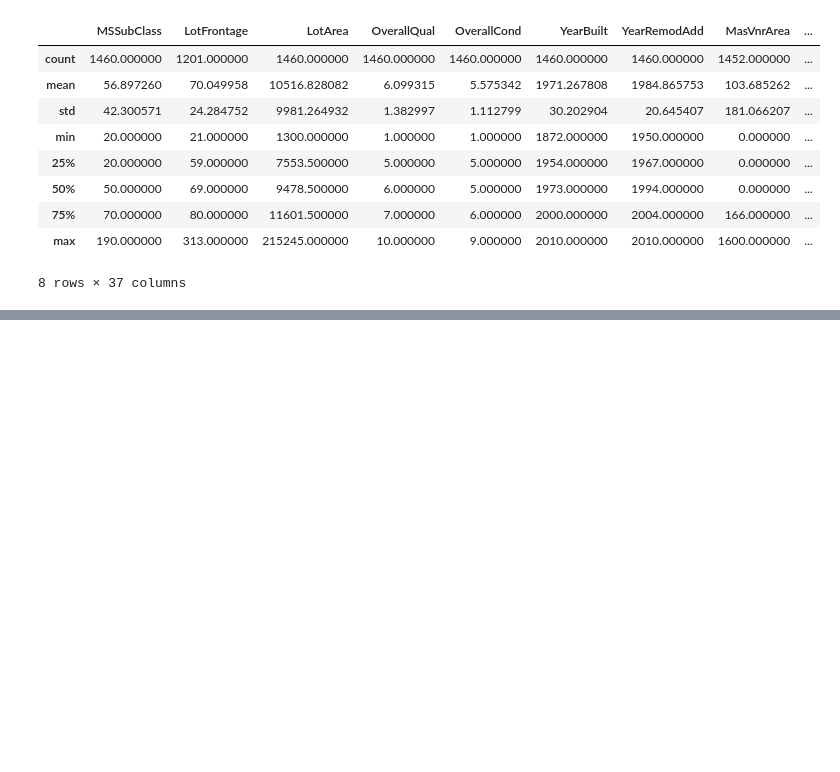
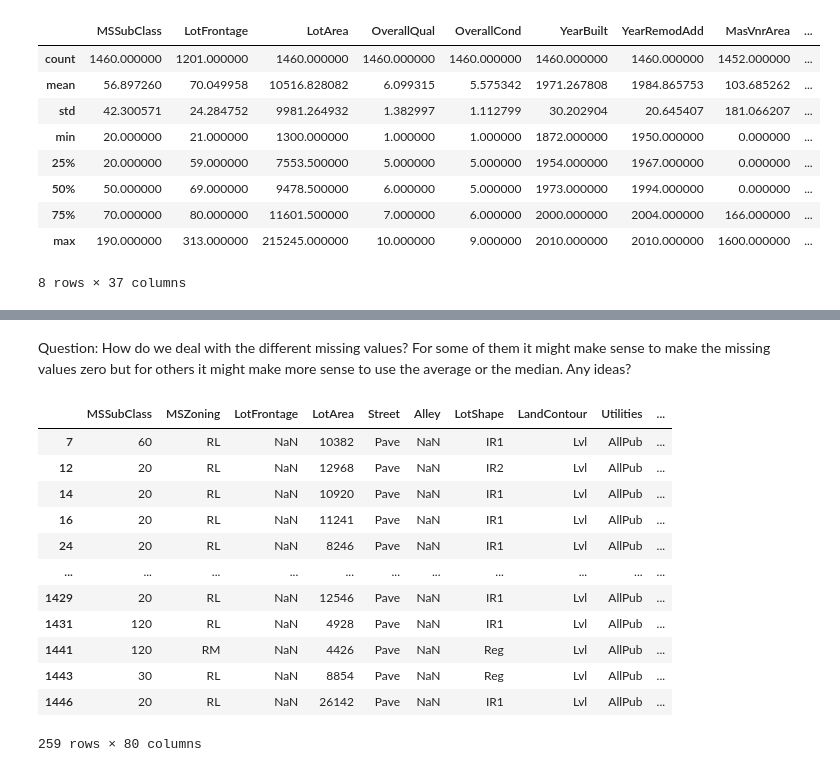
Before and after one commit to JonathanGalvanB/House-prices---Erdos-Institute-DS-Bootcamp-2024, a Jupyter notebook: data_cleaning.ipynb, the cells around one changed output, grey strips where cells are left out. Drawn from its saved outputs; the diff is of its cells as text; code cells hidden in the pictures; blank space fills up the shorter version.

```diff
--- a/data_cleaning.ipynb
+++ b/data_cleaning.ipynb
@@ -57,0 +78,18 @@ houses_categorical_cols = houses.select_dtypes(exclude='number')
+# %% [markdown]
+Question: How do we deal with the different missing values? For some of them it might make sense to make the missing values zero but for others it might make more sense to use the average or the median. Any ideas?
+# %%
+houses[houses['LotFrontage'].isnull()]
+# %% [output]
+|  | MSSubClass | MSZoning | LotFrontage | LotArea | Street | Alley | LotShape | LandContour | Utilities | ... |
+| 7 | 60 | RL | NaN | 10382 | Pave | NaN | IR1 | Lvl | AllPub | ... |
+| 12 | 20 | RL | NaN | 12968 | Pave | NaN | IR2 | Lvl | AllPub | ... |
+| 14 | 20 | RL | NaN | 10920 | Pave | NaN | IR1 | Lvl | AllPub | ... |
+| 16 | 20 | RL | NaN | 11241 | Pave | NaN | IR1 | Lvl | AllPub | ... |
+| 24 | 20 | RL | NaN | 8246 | Pave | NaN | IR1 | Lvl | AllPub | ... |
+| ... | ... | ... | ... | ... | ... | ... | ... | ... | ... | ... |
+| 1429 | 20 | RL | NaN | 12546 | Pave | NaN | IR1 | Lvl | AllPub | ... |
+| 1431 | 120 | RL | NaN | 4928 | Pave | NaN | IR1 | Lvl | AllPub | ... |
+| 1441 | 120 | RM | NaN | 4426 | Pave | NaN | Reg | Lvl | AllPub | ... |
+| 1443 | 30 | RL | NaN | 8854 | Pave | NaN | Reg | Lvl | AllPub | ... |
+| 1446 | 20 | RL | NaN | 26142 | Pave | NaN | IR1 | Lvl | AllPub | ... |
+259 rows × 80 columns
```
Also changed, not shown: parts of 2 cells of this notebook.
